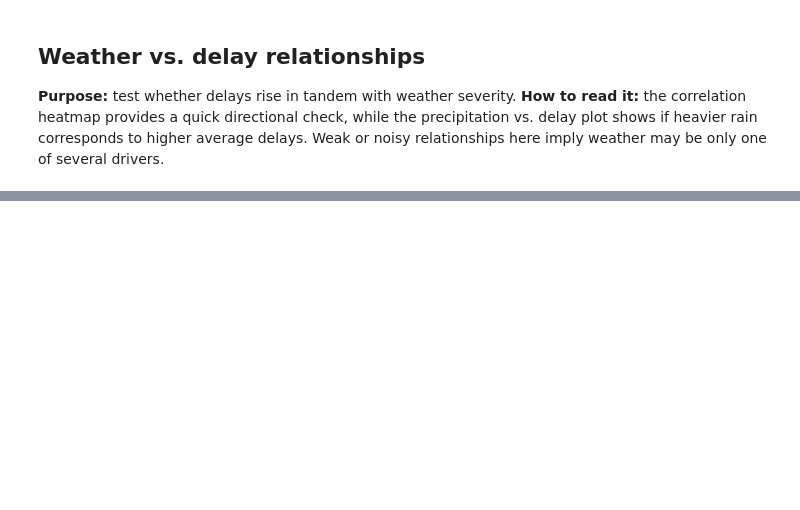
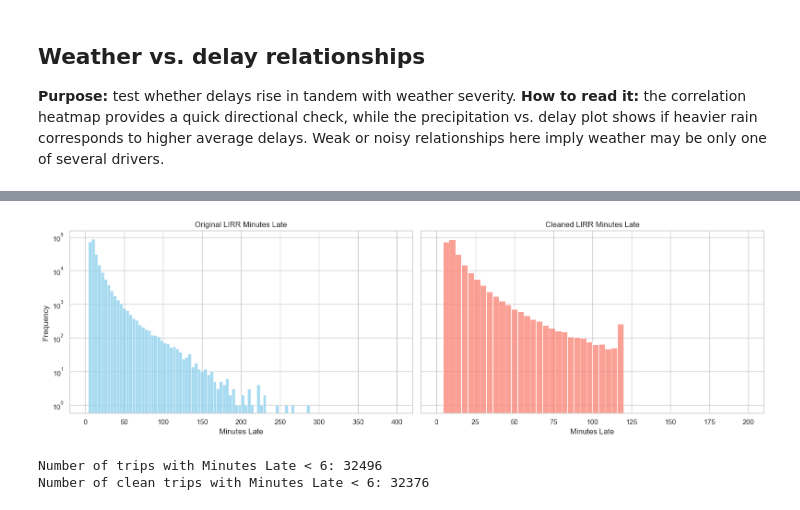
Before and after one commit to WSU-CS6580-Spring2026/Team-Hill-And-Friend, a Jupyter notebook: notebooks/EDA.ipynb, the cells around one changed output, grey strips where cells are left out. Saved outputs shown, nothing was run; the diff lists cells and outputs as text; code cells hidden in the pictures; blank space fills up the shorter version.

```diff
--- a/notebooks/EDA.ipynb
+++ b/notebooks/EDA.ipynb
@@ -258,0 +424,2 @@ plt.tight_layout()
+# %%
+clean_lirr_df = pd.read_csv('../data/processed/lirr_train_clean_late.csv')
@@ -258,0 +452,6 @@ plt.tight_layout()
+# %%
+# Convert datetime columns
+clean_lirr_df['depart_dt'] = pd.to_datetime(clean_lirr_df['depart_dt'], errors='coerce')
+clean_lirr_df['arrive_dt'] = pd.to_datetime(clean_lirr_df['arrive_dt'], errors='coerce')
+clean_lirr_df['service_date'] = pd.to_datetime(clean_lirr_df['service_date'], errors='coerce')
+print(clean_lirr_df.info())
@@ -258,0 +497,46 @@ plt.tight_layout()
+# %%
+fig, axes = plt.subplots(1, 2, figsize=(16, 5), sharey=True)
+
+# Histogram for original LIRR dataset
+sns.histplot(
+    lirr_df['Minutes Late'],
+    bins=100,
+    binrange=(0, 400),
+    color='skyblue',
+    kde=False,
+    ax=axes[0]
+)
+axes[0].set_yscale("log") # Fixed the log scale so graph shows up
+axes[0].set_title('Original LIRR Minutes Late')
+axes[0].set_xlabel('Minutes Late')
+axes[0].set_ylabel('Frequency')
+
+# Histogram for cleaned LIRR dataset
+sns.histplot(
+    clean_lirr_df['minutes_late'],
+    bins=50,
+    binrange=(0, 200),
+    color='salmon',
+    kde=False,
+    ax=axes[1]
+)
+axes[1].set_yscale("log") # Fixed the log scale so graph shows up
+axes[1].set_title('Cleaned LIRR Minutes Late')
+axes[1].set_xlabel('Minutes Late')
+axes[1].set_ylabel('Frequency')
+
+plt.tight_layout()
+plt.show()
+# %% [output]
+[figure, added]
+# %%
+# Filter rows where Minutes Late < 6
+small_delays = lirr_df[lirr_df['Minutes Late'] <= 6]
+clean_small_delays = clean_lirr_df[clean_lirr_df['minutes_late'] <= 6]
+
+# Print all values
+print("Number of trips with Minutes Late < 6:", len(small_delays))
+print("Number of clean trips with Minutes Late < 6:", len(clean_small_delays))
+# %% [output]
+Number of trips with Minutes Late < 6: 32496
+Number of clean trips with Minutes Late < 6: 32376
```
Also changed, not shown: parts of 19 cells of this notebook.
